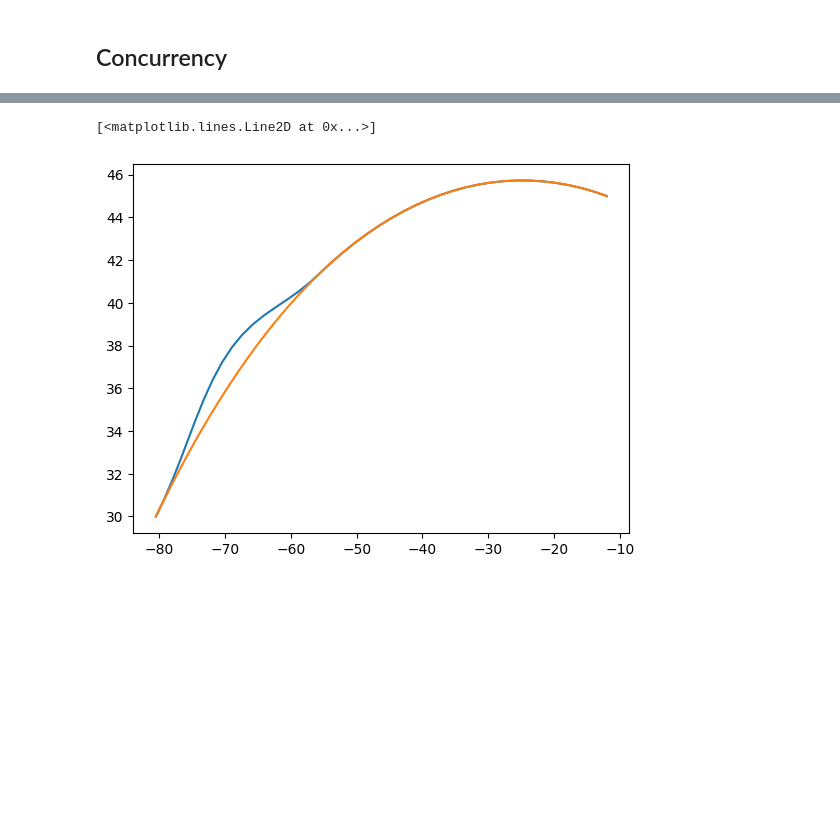
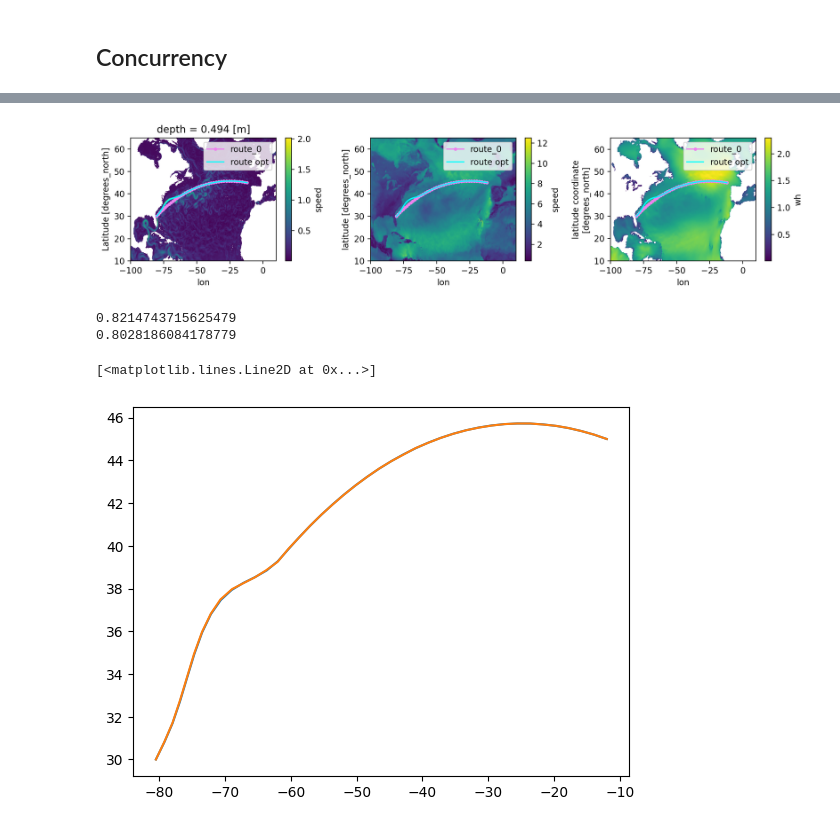
Before and after one commit to willirath/ship_routing, a Jupyter notebook: doc/examples/ship_routing_example_genetic_multiproc.ipynb, the cells around one changed output, grey strips where cells are left out. Cells and saved outputs as stored; diff of their text form; code cells hidden in the pictures; blank space fills up the shorter version.

```diff
--- a/doc/examples/ship_routing_example_genetic_multiproc.ipynb
+++ b/doc/examples/ship_routing_example_genetic_multiproc.ipynb
@@ -316,6 +346,22 @@ cost = [p.logs.cost for p in population]
-# %%
-plt.plot(*sorted(population, key=lambda lr: lr.logs.cost)[0].route.line_string.xy)
-plt.plot(*route_0.line_string.xy)
-# %% [output]
-[<matplotlib.lines.Line2D at 0x...>]
-[figure, removed]
+# %%
+ropt = sorted(population, key=lambda lr: lr.logs.cost)[0].route
+# %%
+fig, ax = plt.subplots(1, 3, figsize=(12, 3))
+
+fig.set_dpi(200)
+
+currents.speed.mean("time").plot(ax=ax[0])
+winds.speed.mean("time").plot(ax=ax[1])
+waves.wh.mean("time").plot(ax=ax[2])
+
+for _ax in ax.flatten():
+    route_0.data_frame.plot.line(
+        x="lon", y="lat", marker=".", ax=_ax, color="violet", label="route_0"
+    )
+    ropt.data_frame.plot.line(
+        x="lon", y="lat", ax=_ax, color="cyan", label="route opt"
+    )
+
+fig.tight_layout();
+# %% [output]
+[figure, added]
@@ -321,0 +370,12 @@ plt.plot(*route_0.line_string.xy)
+# %%
+print(ropt.cost_through(current_data_set=currents, wind_data_set=winds, wave_data_set=waves) / cr0)
+print(ropt2[0].cost_through(current_data_set=currents, wind_data_set=winds, wave_data_set=waves) / cr0)
+# %% [output]
+0.8214743715625479
+0.8028186084178779
+# %%
+plt.plot(*ropt.line_string.xy)
+plt.plot(*ropt2[0].line_string.xy)
+# %% [output]
+[<matplotlib.lines.Line2D at 0x...>]
+[figure, added]
```
Also changed, not shown: parts of 26 cells of this notebook.
